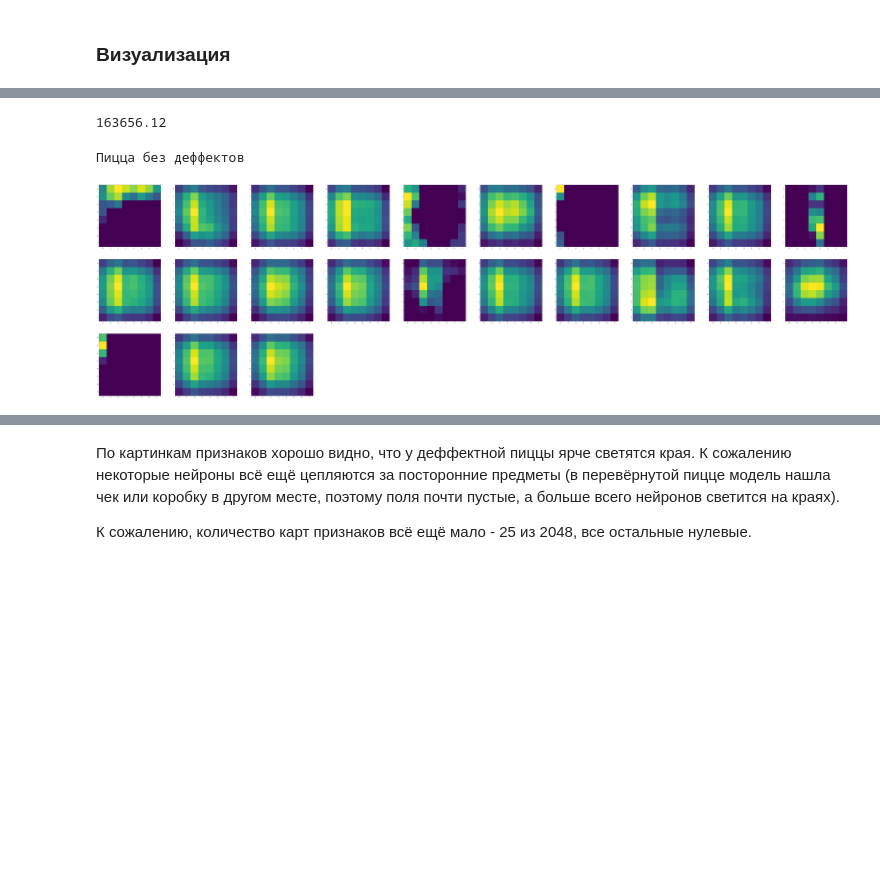
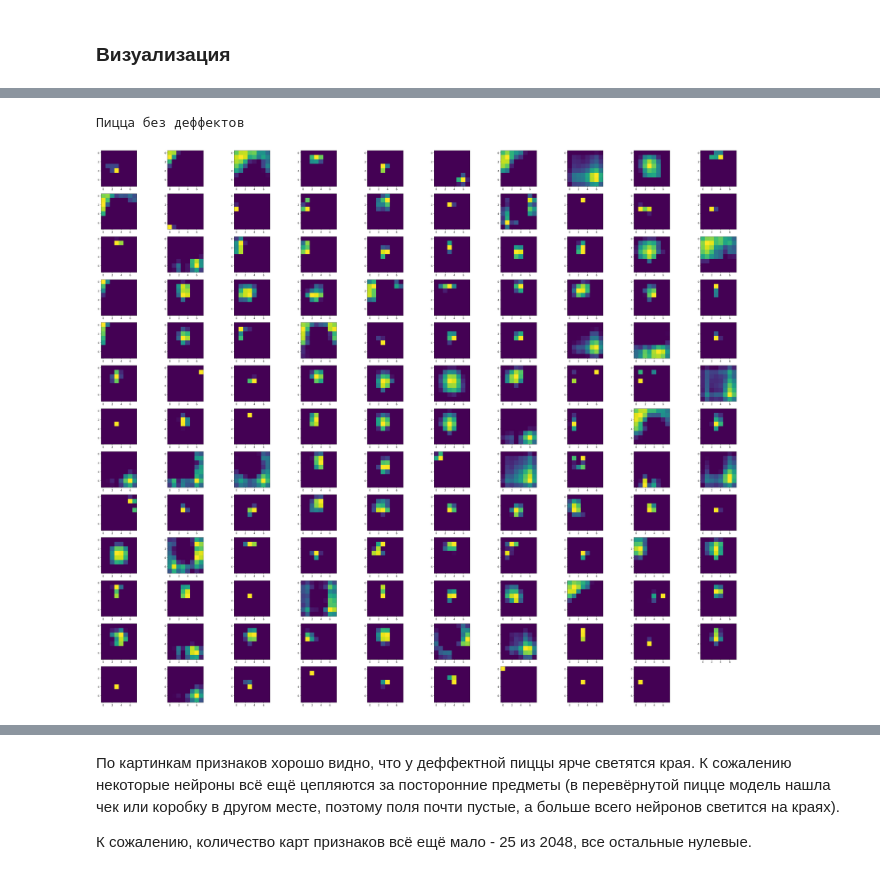
Before and after one commit to ivankot88/dodo_pizza, a Jupyter notebook: Project.ipynb, the cells around one changed output, grey strips where cells are left out. Cells and saved outputs as stored; diff of their text form; code cells hidden in the pictures; blank space fills up the shorter version.

```diff
--- a/Project.ipynb
+++ b/Project.ipynb
@@ -585,15 +591,15 @@ Xception_model = load_model('Model_Xception.h5')
 feature_model = Model(inputs=Xception_model.input, outputs=Xception_model.layers[1].output)
 # %%
 normal = cv2.imread('Users/iadobrosovestnov/photos/10.png')
-normal = preprocess_input_vgg16(image.img_to_array(normal))
+normal = preprocess_input_xception(image.img_to_array(normal))
 normal = np.expand_dims(normal, axis=0)
 
 deffect = cv2.imread('Users/iadobrosovestnov/photos/18.png')
-deffect = preprocess_input_vgg16(image.img_to_array(deffect))
+deffect = preprocess_input_xception(image.img_to_array(deffect))
 deffect = np.expand_dims(deffect, axis=0)
 
 deffect_rotated = cv2.imread('Users/iadobrosovestnov/photos/20000.png')
-deffect_rotated = preprocess_input_vgg16(image.img_to_array(deffect_rotated))
+deffect_rotated = preprocess_input_xception(image.img_to_array(deffect_rotated))
 deffect_rotated = np.expand_dims(deffect_rotated, axis=0)
 
 arr = np.concatenate([normal,deffect,deffect_rotated], axis = 0)
@@ -621,18 +625,14 @@ k = prediction[0].reshape((8,8,2048))
-# %%
-k.sum()
-# %% [output]
-163656.12
 # %%
 feature_vector = prediction[0].reshape((8,8,2048))
 
-fig = plt.figure(figsize = (100,100))
+fig = plt.figure(figsize = (50,50))
 it = 1
 print('Пицца без деффектов')
 for i in range(0,2048):
     if feature_vector[:,:,i].sum() != 0:
-        ax = fig.add_subplot(10, 10, it)
+        ax = fig.add_subplot(15, 10, it)
         ax.imshow(feature_vector[:,:,i])
         it+=1
 # %% [output]
 Пицца без деффектов
-[figure, old version]
+[figure, new version]
```
Also changed, not shown: parts of 39 cells of this notebook.
